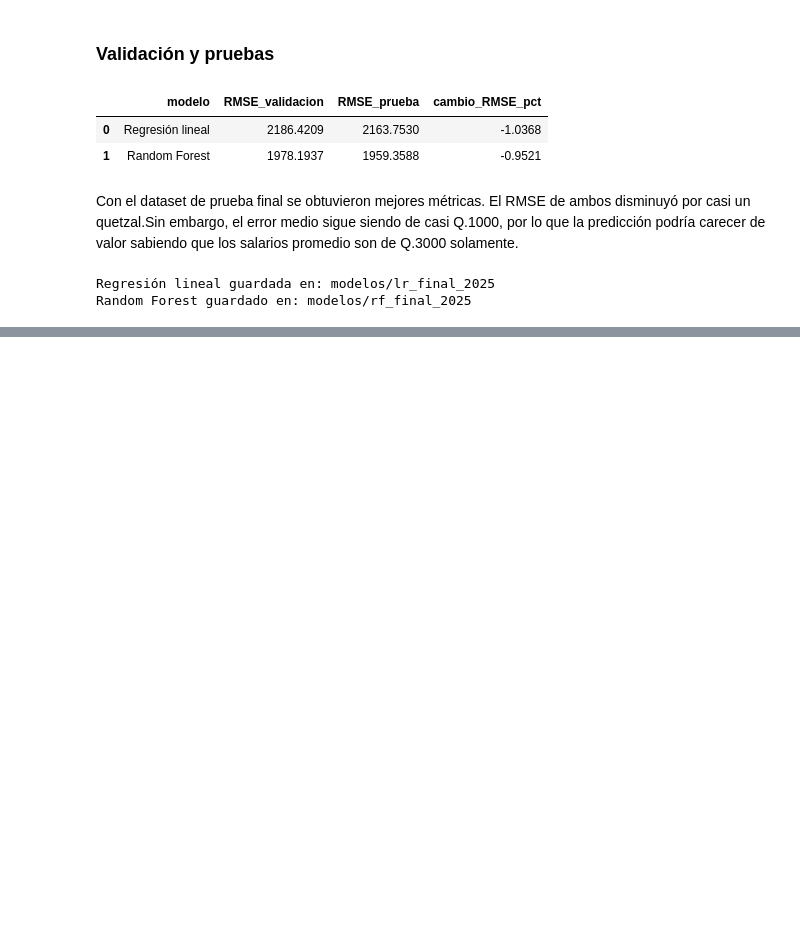
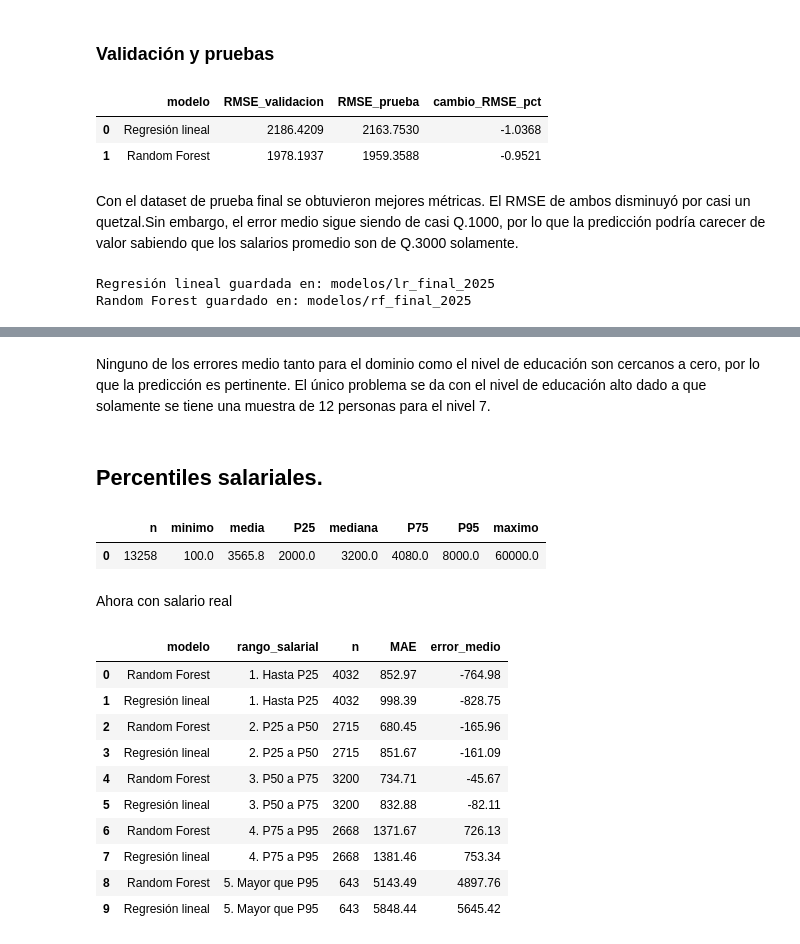
Before and after one commit to CindyGualim/lab7-data, a Jupyter notebook: notebooks/Laboratorio7_SparkMLlib.ipynb, the cells around one changed output, grey strips where cells are left out. Saved outputs shown, nothing was run; the diff lists cells and outputs as text; code cells hidden in the pictures; blank space fills up the shorter version.

```diff
--- a/notebooks/Laboratorio7_SparkMLlib.ipynb
+++ b/notebooks/Laboratorio7_SparkMLlib.ipynb
@@ -1706,0 +1897,64 @@ Random Forest guardado en: modelos/rf_final_2025
+# %% [markdown]
+Ninguno de los errores medio tanto para el dominio como el nivel de educación son cercanos a cero, por lo que la predicción es pertinente.
+El único problema se da con el nivel de educación alto dado a que solamente se tiene una muestra de 12 personas para el nivel 7.
+# %% [markdown]
+## Percentiles salariales.
+# %%
+resumen_test = prueba_final.agg(
+    F.count("*").alias("n"),
+    F.mean("salario_mensual").alias("media"),
+    F.min("salario_mensual").alias("minimo"),
+    F.max("salario_mensual").alias("maximo"),
+    F.expr(
+        "percentile(salario_mensual, array(0.25, 0.50, 0.75, 0.95))"
+    ).alias("percentiles")
+).first()
+
+p25, p50, p75, p95 = resumen_test["percentiles"]
+
+tabla_distribucion = pd.DataFrame([{
+    "n": resumen_test["n"],
+    "minimo": resumen_test["minimo"],
+    "media": resumen_test["media"],
+    "P25": p25,
+    "mediana": p50,
+    "P75": p75,
+    "P95": p95,
+    "maximo": resumen_test["maximo"]
+}])
+
+display(tabla_distribucion.round(2))
+# %% [output]
+|  | n | minimo | media | P25 | mediana | P75 | P95 | maximo |
+| 0 | 13258 | 100.0 | 3565.8 | 2000.0 | 3200.0 | 4080.0 | 8000.0 | 60000.0 |
+# %% [markdown]
+Ahora con salario real
+# %%
+salario = F.col("salario_mensual")
+
+errores_rangos = errores.withColumn(
+    "rango_salarial",
+    F.when(salario <= p25, "1. Hasta P25")
+     .when(salario <= p50, "2. P25 a P50")
+     .when(salario <= p75, "3. P50 a P75")
+     .when(salario <= p95, "4. P75 a P95")
+     .otherwise("5. Mayor que P95")
+)
+
+errores_percentiles = errores_por_grupo(
+    errores_rangos, "rango_salarial"
+)
+
+display(errores_percentiles.round(2))
+# %% [output]
+|  | modelo | rango_salarial | n | MAE | error_medio |
+| 0 | Random Forest | 1. Hasta P25 | 4032 | 852.97 | -764.98 |
+| 1 | Regresión lineal | 1. Hasta P25 | 4032 | 998.39 | -828.75 |
+| 2 | Random Forest | 2. P25 a P50 | 2715 | 680.45 | -165.96 |
+| 3 | Regresión lineal | 2. P25 a P50 | 2715 | 851.67 | -161.09 |
+| 4 | Random Forest | 3. P50 a P75 | 3200 | 734.71 | -45.67 |
+| 5 | Regresión lineal | 3. P50 a P75 | 3200 | 832.88 | -82.11 |
+| 6 | Random Forest | 4. P75 a P95 | 2668 | 1371.67 | 726.13 |
+| 7 | Regresión lineal | 4. P75 a P95 | 2668 | 1381.46 | 753.34 |
+| 8 | Random Forest | 5. Mayor que P95 | 643 | 5143.49 | 4897.76 |
+| 9 | Regresión lineal | 5. Mayor que P95 | 643 | 5848.44 | 5645.42 |
```
Also changed, not shown: parts of 13 cells of this notebook.
